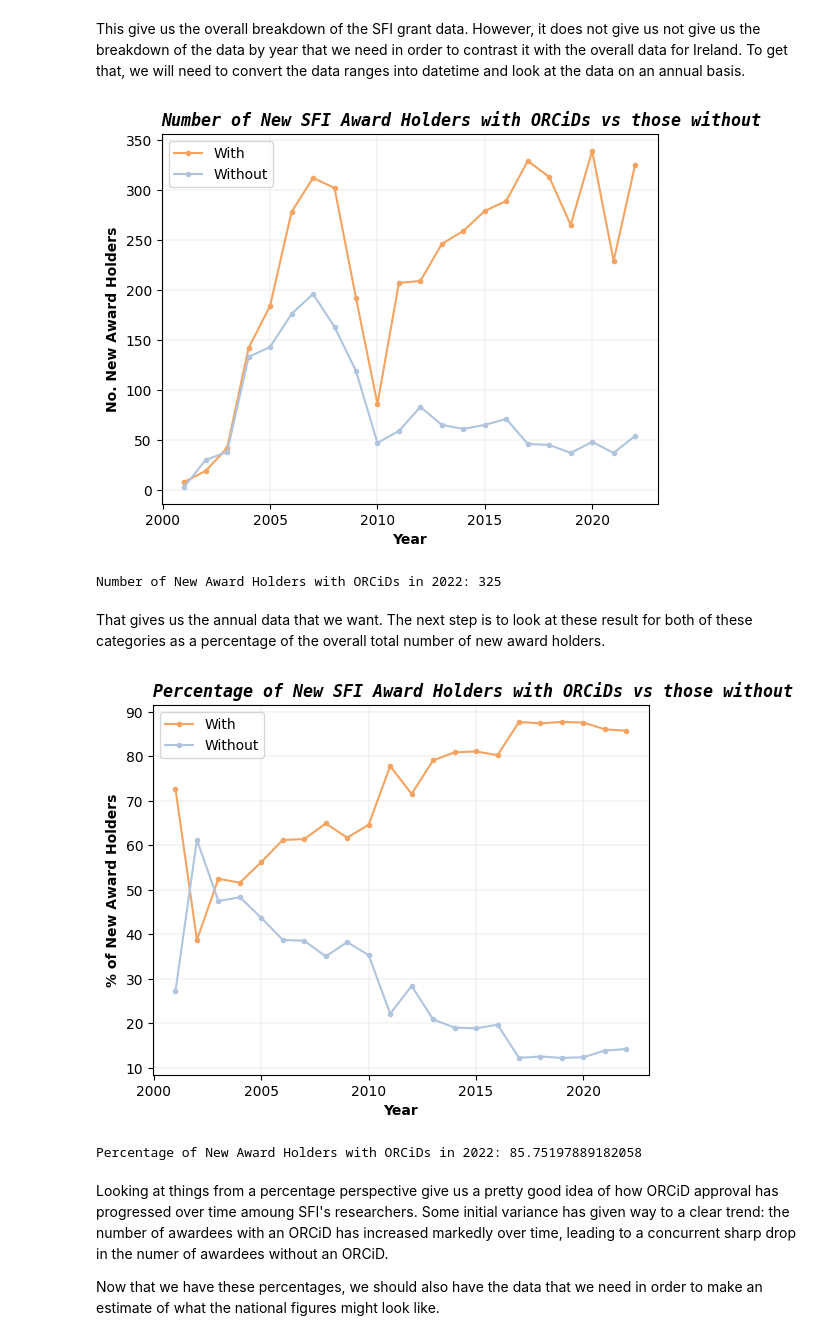
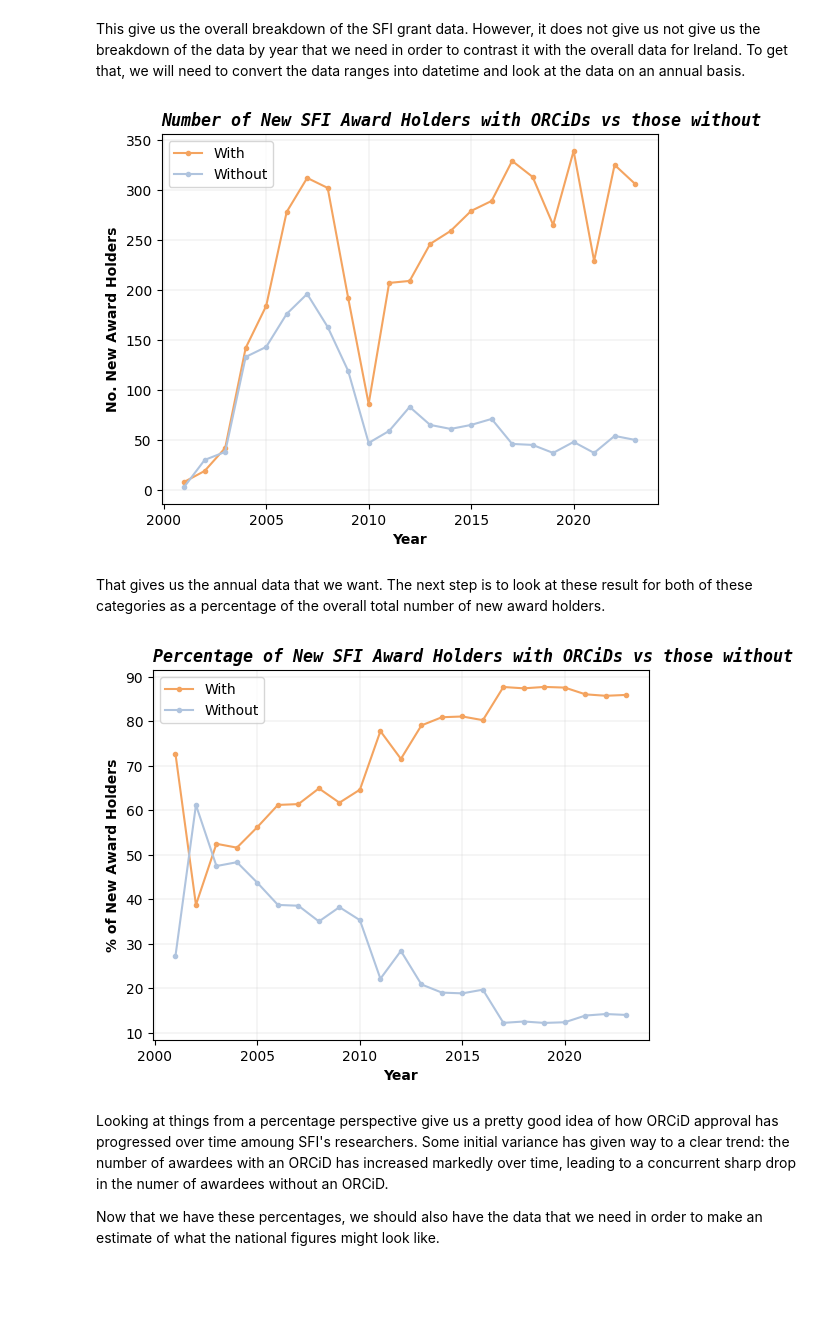
Before and after one commit to NeilTynan/4369_Project, a Jupyter notebook: project.ipynb, the cells around one changed output. Cells and saved outputs as stored; diff of their text form; code cells hidden in the pictures; blank space fills up the shorter version.

```diff
--- a/project.ipynb
+++ b/project.ipynb
@@ -169,24 +217,19 @@ OINY = OIN.groupby(SD.dt.year).sum()
 
 # Adding in date ranges, as there is only partial data for 2024
 dateFrom = "2001"
-dateTo = "2022"
+dateTo = "2023"
 # %%
 # Charting the SFI ORCiD data
 plt1, = plt.plot(ONNY.loc[dateFrom:dateTo], marker='.', color='sandybrown')
 plt2, = plt.plot(OINY.loc[dateFrom:dateTo], marker='.', color='lightsteelblue')
 plt.xlabel("Year", fontweight='bold')
 plt.ylabel("No. New Award Holders", fontweight='bold')
 plt.legend([plt1,plt2],["With", "Without"], loc = 'upper left')
 plt.grid(color='lightgrey', linestyle='-', linewidth=0.3)
 plt.title('Number of New SFI Award Holders with ORCiDs vs those without', fontweight='bold', style='italic', family='monospace', loc = 'left')
 plt.show()
-
-#Get the result for 2022
-ONNY.loc[2022]
-print("Number of New Award Holders with ORCiDs in 2022:", ONNY.loc[2022])
 # %% [output]
-[figure, old version]
+[figure, new version]
-Number of New Award Holders with ORCiDs in 2022: 325
 # %% [markdown]
 That gives us the annual data that we want. The next step is to look at these result for both of these categories as a percentage of the overall total number of new award holders.
 # %%
@@ -204,13 +247,8 @@ plt.legend([plt1, plt2], ["With", "Without"], loc='upper left')
 plt.grid(color='lightgrey', linestyle='-', linewidth=0.3)
 plt.title('Percentage of New SFI Award Holders with ORCiDs vs those without', fontweight='bold', style='italic', family='monospace', loc='left')
 plt.show()
-
-#Get the result for 2022
-ONNYP.loc[2022]
-print("Percentage of New Award Holders with ORCiDs in 2022:", ONNYP.loc[2022])
 # %% [output]
-[figure, old version]
+[figure, new version]
-Percentage of New Award Holders with ORCiDs in 2022: 85.75197889182058
 # %% [markdown]
 Looking at things from a percentage perspective give us a pretty good idea of how ORCiD approval has progressed over time amoung SFI's researchers. Some initial variance has given way to a clear trend: the number of awardees with an ORCiD has increased markedly over time, leading to a concurrent sharp drop in the numer of awardees without an ORCiD.
 
```
Also changed, not shown: parts of 9 cells of this notebook, 1 other file.
